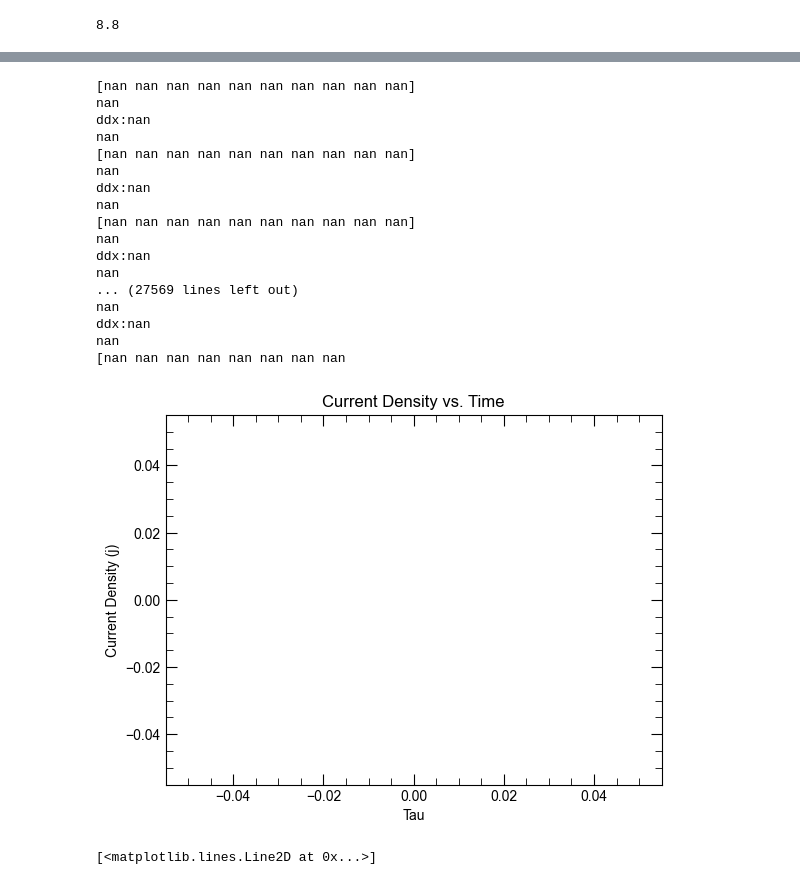
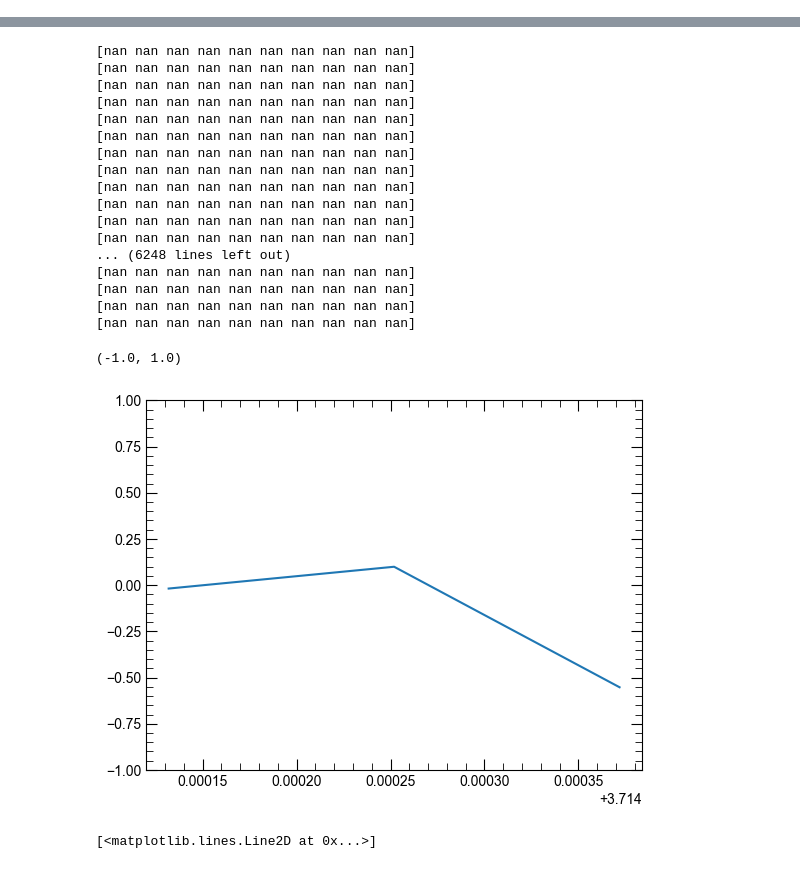
Before and after one commit to yamashun95/battery_simulation, a Jupyter notebook: notebooks/spm_lmo.ipynb, the cells around one changed output, grey strips where cells are left out. Drawn from its saved outputs; the diff is of its cells as text; code cells hidden in the pictures.

```diff
--- a/notebooks/spm_lmo.ipynb
+++ b/notebooks/spm_lmo.ipynb
@@ -15,22 +15,26 @@ F = 96485.3321233100184
 R = 8.31446261815324
 T = 298.15
 F_RT = F / (R * T)
+Nx = 40
+Ntau = 10000
+t_max = 1.2e3
+x = np.linspace(0, 1, Nx)
+t = np.linspace(0, t_max, Ntau)
+U0 = ocv_LMO(0.992) + 0.001
+nu = 1e-3
+Uapp = U0 + nu * (t_max / 2 - np.abs(t - t_max / 2))
 params = {
+    "x": x,
+    "t": t,
+    "Uapp": Uapp,
     "r0": 5e-4,
-    "nu": 1e-3,
     "a": 1.36,
-    "U0": 3.5102,
     "F_RT": F_RT,
     "D": 2.2e-9,
-    "Nx": 10,
-    "Ntau": 10000,
-    "t_max": 1e3,
 }
-# %%
-params["D"] / (params["r0"] ** 2) * params["t_max"]
-# %% [output]
-8.8
 # %%
-y, js, tau = simulate_electrochemical_system(**params)
-plot_results(tau, js)
+y, js, tau, Uapp = simulate_electrochemical_system(**params)
+fig, ax = plt.subplots()
+ax.plot(Uapp, js)
+ax.set_ylim(-1, 1)
 # %% [output]
@@ -54,21 +58,22 @@ nan
 [nan nan nan nan nan nan nan nan nan nan]
-nan
-ddx:nan
-nan
 [nan nan nan nan nan nan nan nan nan nan]
-nan
-ddx:nan
-nan
 [nan nan nan nan nan nan nan nan nan nan]
-nan
-ddx:nan
-nan
-... (27569 lines left out)
-nan
-ddx:nan
-nan
-[nan nan nan nan nan nan nan nan
+[nan nan nan nan nan nan nan nan nan nan]
+[nan nan nan nan nan nan nan nan nan nan]
+[nan nan nan nan nan nan nan nan nan nan]
+[nan nan nan nan nan nan nan nan nan nan]
+[nan nan nan nan nan nan nan nan nan nan]
+[nan nan nan nan nan nan nan nan nan nan]
+[nan nan nan nan nan nan nan nan nan nan]
+[nan nan nan nan nan nan nan nan nan nan]
+[nan nan nan nan nan nan nan nan nan nan]
+... (6248 lines left out)
+[nan nan nan nan nan nan nan nan nan nan]
+[nan nan nan nan nan nan nan nan nan nan]
+[nan nan nan nan nan nan nan nan nan nan]
+[nan nan nan nan nan nan nan nan nan nan]
+(-1.0, 1.0)
-[figure, old version]
+[figure, new version]
 # %%
 y = np.linspace(0, 1, 100)
 ocv = ocv_LMO(y)
```
Also changed, not shown: parts of 2 cells of this notebook, 2 other files.
